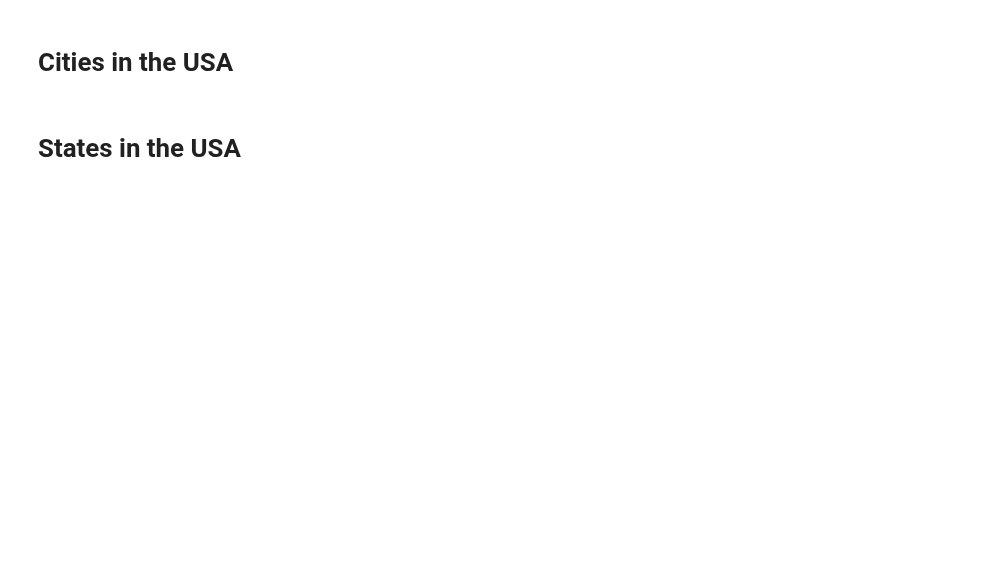
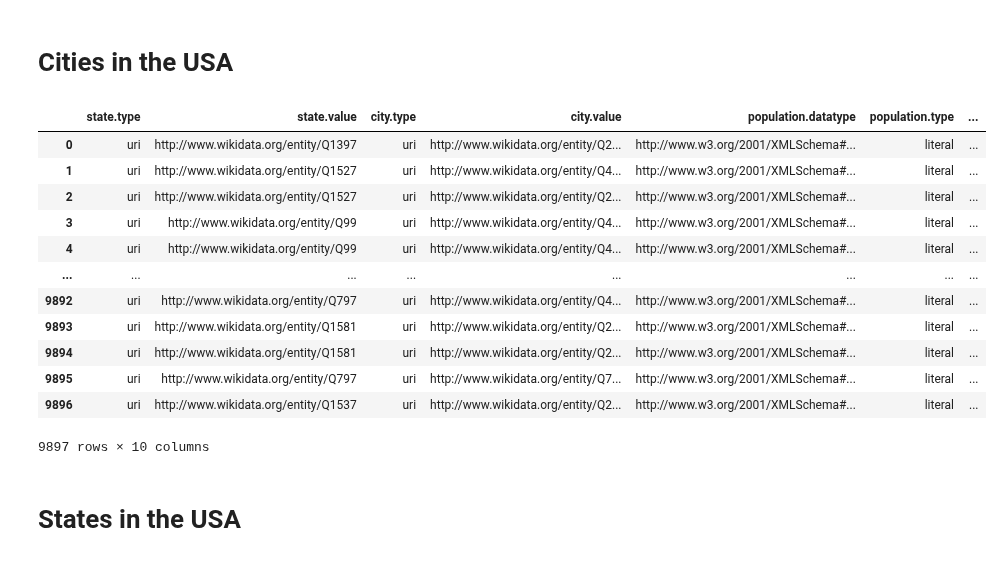
Before and after one commit to christiannielsen98/DVML-P7, a Jupyter notebook: Code/Development/wikidata_locations.ipynb, the cells around one changed output. Saved outputs shown, nothing was run; the diff lists cells and outputs as text; code cells hidden in the pictures; blank space fills up the shorter version.

```diff
--- a/Code/Development/wikidata_locations.ipynb
+++ b/Code/Development/wikidata_locations.ipynb
@@ -11,21 +14,49 @@ def wikidata_query(sparql_query: str):
 # %% [markdown]
 # Cities in the USA
 # %%
+# P31 instance of
 # P131 located in the administrative territorial entity
-# P31 instance of
+# P279 subclass of
+# P585 point in time
+# P1082 population
+# Q515 city
 # Q35657 U.S. state
 
 query_all_us_cities = """
-SELECT ?city ?state ?population
+SELECT DISTINCT ?city ?cityLabel ?state ?population
 WHERE {
+    ?city wdt:P31/wdt:P279* wd:Q515 .
     ?city wdt:P131 ?county .
     ?county wdt:P131 ?state .
     ?state wdt:P31 wd:Q35657 .
-    ?city wdt:P1082 ?population .
+    ?city p:P1082 ?statement .
+    ?statement ps:P1082 ?population .
+    ?statement pq:P585 ?date .
+    FILTER NOT EXISTS {
+        ?city p:P1082/pq:P585 ?date2 .
+        FILTER(?date2 > ?date)
+    }
+    SERVICE wikibase:label { bd:serviceParam wikibase:language "[AUTO_LANGUAGE],en" . }
 }
 """
 
-wikidata_query(query_all_us_cities)
+result_us_cities = wikidata_query(query_all_us_cities)
+# %%
+result_us_cities
+# %% [output]
+|  | state.type | state.value | city.type | city.value | population.datatype | population.type | ... |
+| 0 | uri | http://www.wikidata.org/entity/Q1397 | uri | http://www.wikidata.org/entity/Q2... | http://www.w3.org/2001/XMLSchema#... | literal | ... |
+| 1 | uri | http://www.wikidata.org/entity/Q1527 | uri | http://www.wikidata.org/entity/Q4... | http://www.w3.org/2001/XMLSchema#... | literal | ... |
+| 2 | uri | http://www.wikidata.org/entity/Q1527 | uri | http://www.wikidata.org/entity/Q2... | http://www.w3.org/2001/XMLSchema#... | literal | ... |
+| 3 | uri | http://www.wikidata.org/entity/Q99 | uri | http://www.wikidata.org/entity/Q4... | http://www.w3.org/2001/XMLSchema#... | literal | ... |
+| 4 | uri | http://www.wikidata.org/entity/Q99 | uri | http://www.wikidata.org/entity/Q4... | http://www.w3.org/2001/XMLSchema#... | literal | ... |
+| ... | ... | ... | ... | ... | ... | ... | ... |
+| 9892 | uri | http://www.wikidata.org/entity/Q797 | uri | http://www.wikidata.org/entity/Q4... | http://www.w3.org/2001/XMLSchema#... | literal | ... |
+| 9893 | uri | http://www.wikidata.org/entity/Q1581 | uri | http://www.wikidata.org/entity/Q2... | http://www.w3.org/2001/XMLSchema#... | literal | ... |
+| 9894 | uri | http://www.wikidata.org/entity/Q1581 | uri | http://www.wikidata.org/entity/Q2... | http://www.w3.org/2001/XMLSchema#... | literal | ... |
+| 9895 | uri | http://www.wikidata.org/entity/Q797 | uri | http://www.wikidata.org/entity/Q7... | http://www.w3.org/2001/XMLSchema#... | literal | ... |
+| 9896 | uri | http://www.wikidata.org/entity/Q1537 | uri | http://www.wikidata.org/entity/Q2... | http://www.w3.org/2001/XMLSchema#... | literal | ... |
+9897 rows × 10 columns
 # %% [markdown]
 # States in the USA
 # %%
```
Also changed, not shown: parts of 7 cells of this notebook.
